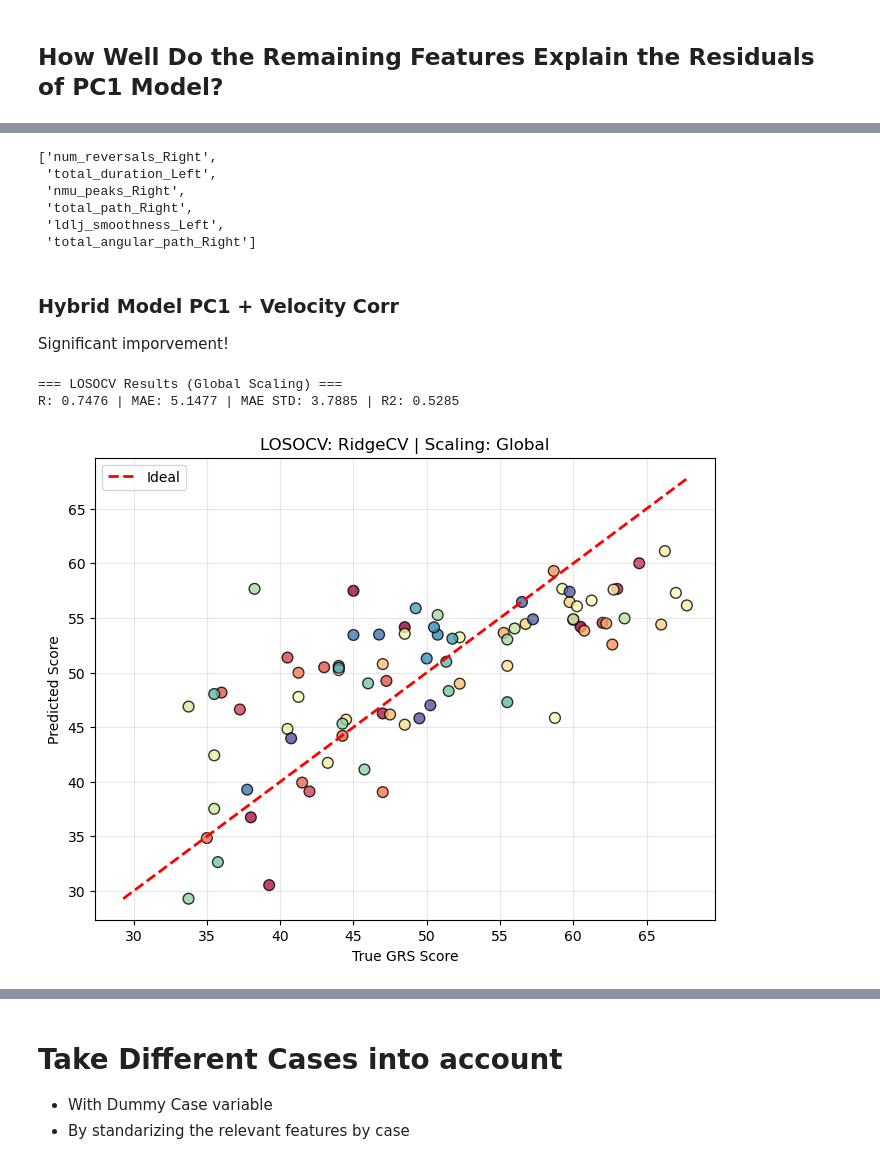
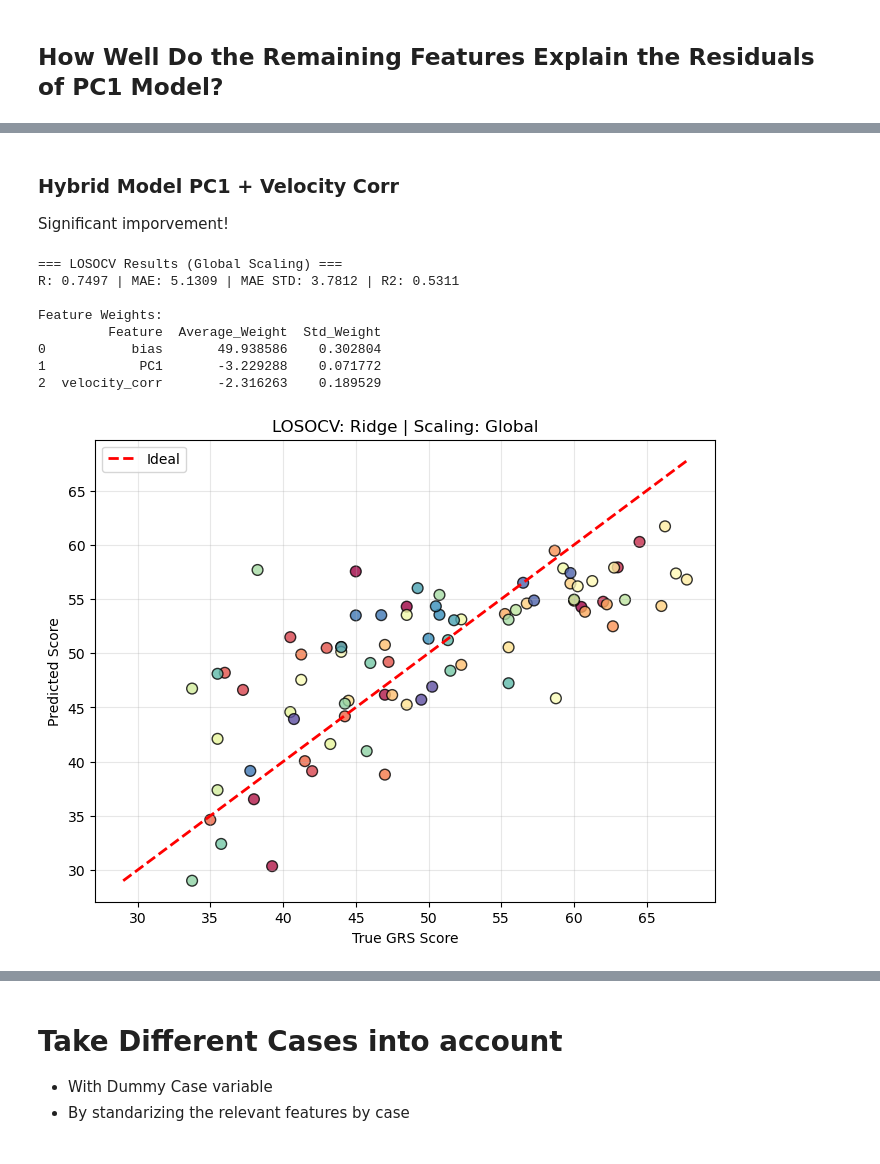
Before and after one commit to FinnWeikert/master-project, a Jupyter notebook: notebooks_final/final_baseline_models.ipynb, the cells around one changed output, grey strips where cells are left out. Drawn from its saved outputs; the diff is of its cells as text; code cells hidden in the pictures.

```diff
--- a/notebooks_final/final_baseline_models.ipynb
+++ b/notebooks_final/final_baseline_models.ipynb
@@ -185,19 +205,16 @@ df_res_leakage_free
-# %%
-top_features
-# %% [output]
-['num_reversals_Right',
- 'total_duration_Left',
- 'nmu_peaks_Right',
- 'total_path_Right',
- 'ldlj_smoothness_Left',
- 'total_angular_path_Right']
 # %% [markdown]
 ### Hybrid Model PC1 + Velocity Corr
 
 Significant imporvement!
 # %%
-_, _, _ = evaluate_loso_model(df_full, top_features, extra_features=['velocity_corr'], model_class=RidgeCV, model_params={'alphas': np.logspace(-2, 1, 20)}, pca_components=[0])
+_, _, _ = evaluate_loso_model(df_full, top_features, extra_features=['velocity_corr'], model_class=Ridge, pca_components=[0])
 # %% [output]
 === LOSOCV Results (Global Scaling) ===
-R: 0.7476 | MAE: 5.1477 | MAE STD: 3.7885 | R2: 0.5285
+R: 0.7497 | MAE: 5.1309 | MAE STD: 3.7812 | R2: 0.5311
+
+Feature Weights:
+         Feature  Average_Weight  Std_Weight
+0           bias       49.938586    0.302804
+1            PC1       -3.229288    0.071772
+2  velocity_corr       -2.316263    0.189529
-[figure, old version]
+[figure, new version]
```
Also changed, not shown: parts of 9 cells of this notebook, 8 other files.
